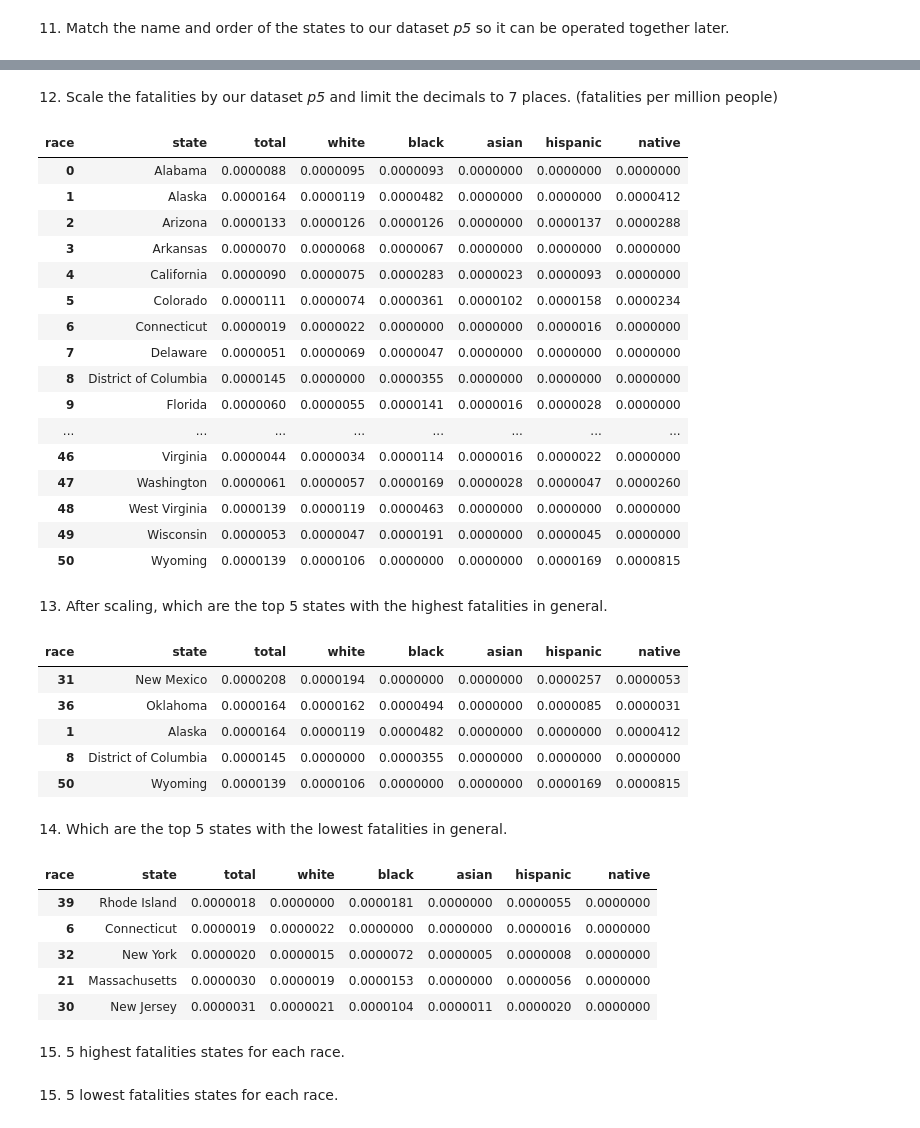
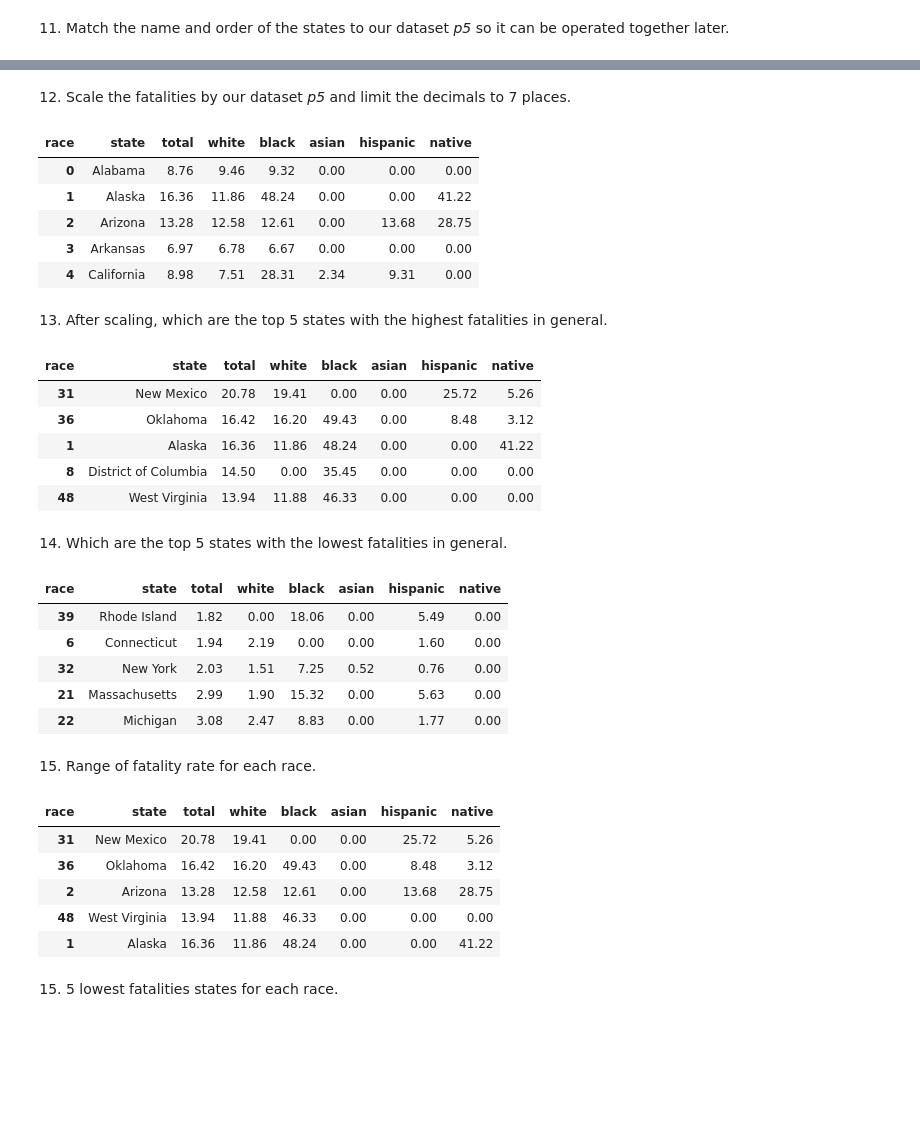
Before and after one commit to CelineChiLamNg/fatal_police_shootings, a Jupyter notebook: FatalPoliceShootings.ipynb, the cells around one changed output, grey strips where cells are left out. Saved outputs shown, nothing was run; the diff lists cells and outputs as text; code cells hidden in the pictures; blank space fills up the shorter version.

```diff
--- a/FatalPoliceShootings.ipynb
+++ b/FatalPoliceShootings.ipynb
@@ -974,34 +962,23 @@ pivot.head(5)
 # %% [markdown]
 12. Scale the fatalities by our dataset *p5* and limit the decimals to 7
-places. (fatalities per million people)
+places.
 # %%
 p5 = p5.set_index("state")
 pivot = pivot.set_index("state")
 common_columns = p5.columns.intersection(pivot.columns)
 shootings_scaled_by_population = pivot[common_columns].div(p5[common_columns])
 shootings_scaled_by_population = shootings_scaled_by_population.reset_index()
-shootings_scaled_by_population = shootings_scaled_by_population.round(7)
-pd.set_option("display.float_format", lambda x: "{:.7f}".format(x))
+shootings_scaled_by_population.iloc[:, 1:] = shootings_scaled_by_population.iloc[:, 1:]*1000000
+shootings_scaled_by_population.style.format("{:.2f}")
 
-shootings_scaled_by_population
+shootings_scaled_by_population.head(5)
 # %% [output]
 | race | state | total | white | black | asian | hispanic | native |
-| 0 | Alabama | 0.0000088 | 0.0000095 | 0.0000093 | 0.0000000 | 0.0000000 | 0.0000000 |
-| 1 | Alaska | 0.0000164 | 0.0000119 | 0.0000482 | 0.0000000 | 0.0000000 | 0.0000412 |
-| 2 | Arizona | 0.0000133 | 0.0000126 | 0.0000126 | 0.0000000 | 0.0000137 | 0.0000288 |
-| 3 | Arkansas | 0.0000070 | 0.0000068 | 0.0000067 | 0.0000000 | 0.0000000 | 0.0000000 |
-| 4 | California | 0.0000090 | 0.0000075 | 0.0000283 | 0.0000023 | 0.0000093 | 0.0000000 |
-| 5 | Colorado | 0.0000111 | 0.0000074 | 0.0000361 | 0.0000102 | 0.0000158 | 0.0000234 |
-| 6 | Connecticut | 0.0000019 | 0.0000022 | 0.0000000 | 0.0000000 | 0.0000016 | 0.0000000 |
-| 7 | Delaware | 0.0000051 | 0.0000069 | 0.0000047 | 0.0000000 | 0.0000000 | 0.0000000 |
-| 8 | District of Columbia | 0.0000145 | 0.0000000 | 0.0000355 | 0.0000000 | 0.0000000 | 0.0000000 |
-| 9 | Florida | 0.0000060 | 0.0000055 | 0.0000141 | 0.0000016 | 0.0000028 | 0.0000000 |
-| ... | ... | ... | ... | ... | ... | ... | ... |
-| 46 | Virginia | 0.0000044 | 0.0000034 | 0.0000114 | 0.0000016 | 0.0000022 | 0.0000000 |
-| 47 | Washington | 0.0000061 | 0.0000057 | 0.0000169 | 0.0000028 | 0.0000047 | 0.0000260 |
-| 48 | West Virginia | 0.0000139 | 0.0000119 | 0.0000463 | 0.0000000 | 0.0000000 | 0.0000000 |
-| 49 | Wisconsin | 0.0000053 | 0.0000047 | 0.0000191 | 0.0000000 | 0.0000045 | 0.0000000 |
-| 50 | Wyoming | 0.0000139 | 0.0000106 | 0.0000000 | 0.0000000 | 0.0000169 | 0.0000815 |
+| 0 | Alabama | 8.76 | 9.46 | 9.32 | 0.00 | 0.00 | 0.00 |
+| 1 | Alaska | 16.36 | 11.86 | 48.24 | 0.00 | 0.00 | 41.22 |
+| 2 | Arizona | 13.28 | 12.58 | 12.61 | 0.00 | 13.68 | 28.75 |
+| 3 | Arkansas | 6.97 | 6.78 | 6.67 | 0.00 | 0.00 | 0.00 |
+| 4 | California | 8.98 | 7.51 | 28.31 | 2.34 | 9.31 | 0.00 |
 # %% [markdown]
 13. After scaling, which are the top 5 states with the highest fatalities in
 general.
@@ -1011,11 +988,11 @@ top5 = (shootings_scaled_by_population.sort_values(by="total", ascending=False)
 top5
 # %% [output]
 | race | state | total | white | black | asian | hispanic | native |
-| 31 | New Mexico | 0.0000208 | 0.0000194 | 0.0000000 | 0.0000000 | 0.0000257 | 0.0000053 |
-| 36 | Oklahoma | 0.0000164 | 0.0000162 | 0.0000494 | 0.0000000 | 0.0000085 | 0.0000031 |
-| 1 | Alaska | 0.0000164 | 0.0000119 | 0.0000482 | 0.0000000 | 0.0000000 | 0.0000412 |
-| 8 | District of Columbia | 0.0000145 | 0.0000000 | 0.0000355 | 0.0000000 | 0.0000000 | 0.0000000 |
-| 50 | Wyoming | 0.0000139 | 0.0000106 | 0.0000000 | 0.0000000 | 0.0000169 | 0.0000815 |
+| 31 | New Mexico | 20.78 | 19.41 | 0.00 | 0.00 | 25.72 | 5.26 |
+| 36 | Oklahoma | 16.42 | 16.20 | 49.43 | 0.00 | 8.48 | 3.12 |
+| 1 | Alaska | 16.36 | 11.86 | 48.24 | 0.00 | 0.00 | 41.22 |
+| 8 | District of Columbia | 14.50 | 0.00 | 35.45 | 0.00 | 0.00 | 0.00 |
+| 48 | West Virginia | 13.94 | 11.88 | 46.33 | 0.00 | 0.00 | 0.00 |
 # %% [markdown]
 14. Which are the top 5 states with the lowest fatalities in general.
 # %%
@@ -1024,15 +1001,24 @@ last5 = (shootings_scaled_by_population.sort_values(by="total",
 last5
 # %% [output]
 | race | state | total | white | black | asian | hispanic | native |
-| 39 | Rhode Island | 0.0000018 | 0.0000000 | 0.0000181 | 0.0000000 | 0.0000055 | 0.0000000 |
-| 6 | Connecticut | 0.0000019 | 0.0000022 | 0.0000000 | 0.0000000 | 0.0000016 | 0.0000000 |
-| 32 | New York | 0.0000020 | 0.0000015 | 0.0000072 | 0.0000005 | 0.0000008 | 0.0000000 |
-| 21 | Massachusetts | 0.0000030 | 0.0000019 | 0.0000153 | 0.0000000 | 0.0000056 | 0.0000000 |
-| 30 | New Jersey | 0.0000031 | 0.0000021 | 0.0000104 | 0.0000011 | 0.0000020 | 0.0000000 |
+| 39 | Rhode Island | 1.82 | 0.00 | 18.06 | 0.00 | 5.49 | 0.00 |
+| 6 | Connecticut | 1.94 | 2.19 | 0.00 | 0.00 | 1.60 | 0.00 |
+| 32 | New York | 2.03 | 1.51 | 7.25 | 0.52 | 0.76 | 0.00 |
+| 21 | Massachusetts | 2.99 | 1.90 | 15.32 | 0.00 | 5.63 | 0.00 |
+| 22 | Michigan | 3.08 | 2.47 | 8.83 | 0.00 | 1.77 | 0.00 |
 # %% [markdown]
-15. 5 highest fatalities states for each race.
+15. Range of fatality rate for each race.
 # %%
-for col in shootings_scaled_by_population.columns[3:]:
+top5 = (shootings_scaled_by_population.sort_values(by="white", ascending=False)
+        .head(5))
+top5
+# %% [output]
+| race | state | total | white | black | asian | hispanic | native |
+| 31 | New Mexico | 20.78 | 19.41 | 0.00 | 0.00 | 25.72 | 5.26 |
+| 36 | Oklahoma | 16.42 | 16.20 | 49.43 | 0.00 | 8.48 | 3.12 |
+| 2 | Arizona | 13.28 | 12.58 | 12.61 | 0.00 | 13.68 | 28.75 |
+| 48 | West Virginia | 13.94 | 11.88 | 46.33 | 0.00 | 0.00 | 0.00 |
+| 1 | Alaska | 16.36 | 11.86 | 48.24 | 0.00 | 0.00 | 41.22 |
 # %% [markdown]
 15. 5 lowest fatalities states for each race.
 # %% [markdown]
```
Also changed, not shown: parts of 15 cells of this notebook.
